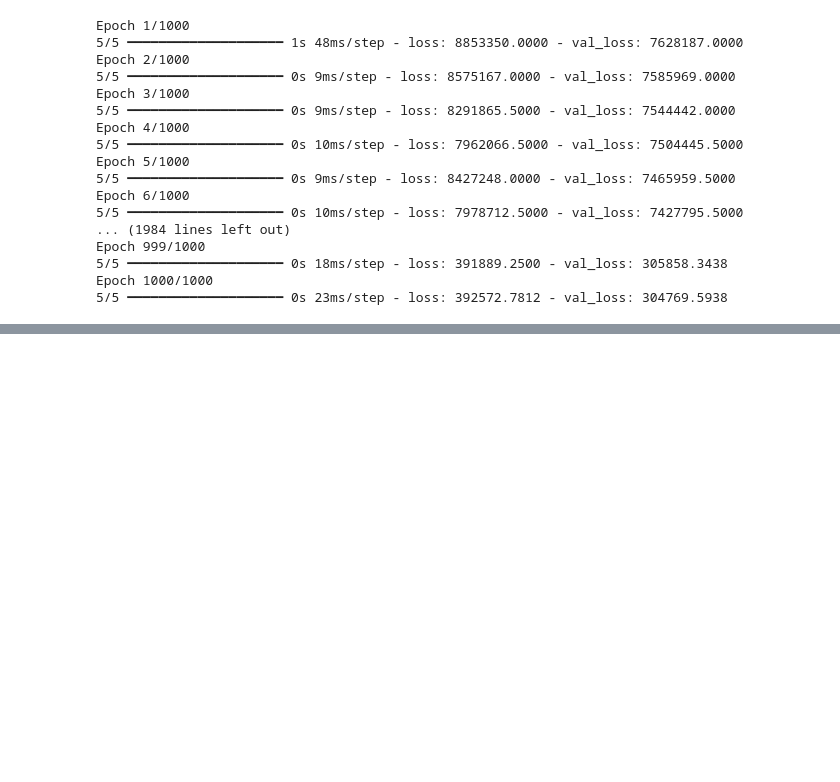
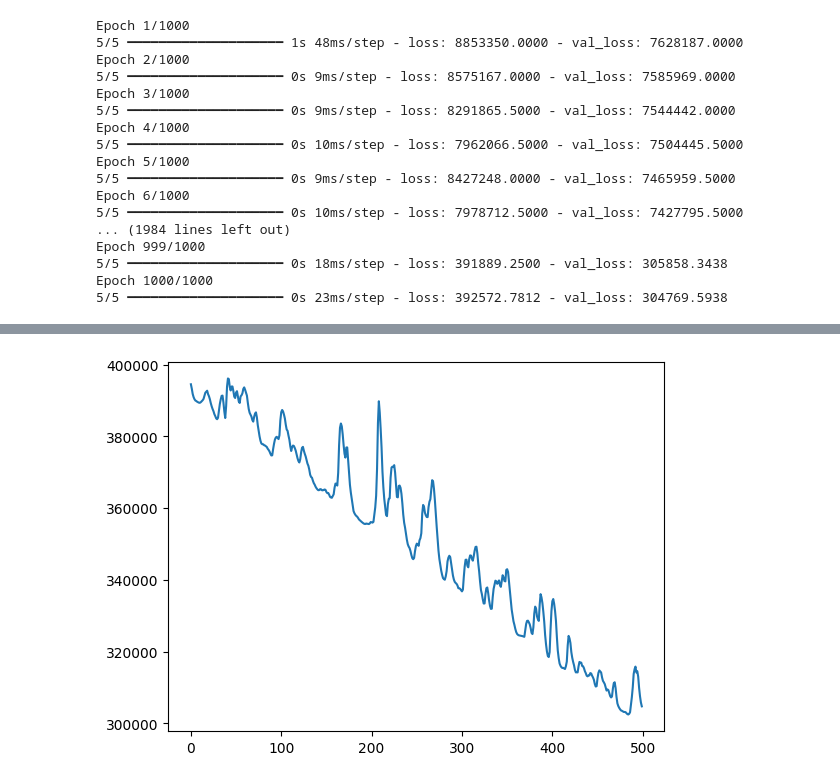
Before and after one commit to Mahdi-Miri/TensorFlow, a Jupyter notebook: TensorFlow.ipynb, the cells around one changed output, grey strips where cells are left out. Drawn from its saved outputs; the diff is of its cells as text; code cells hidden in the pictures; blank space fills up the shorter version.

```diff
--- a/TensorFlow.ipynb
+++ b/TensorFlow.ipynb
@@ -313,0 +379,5 @@ Epoch 1000/1000
+# %%
+plt.plot(hist1.history['val_loss'][500:])
+plt.show()
+# %% [output]
+[figure, added]
```
Also changed, not shown: parts of 6 cells of this notebook.
